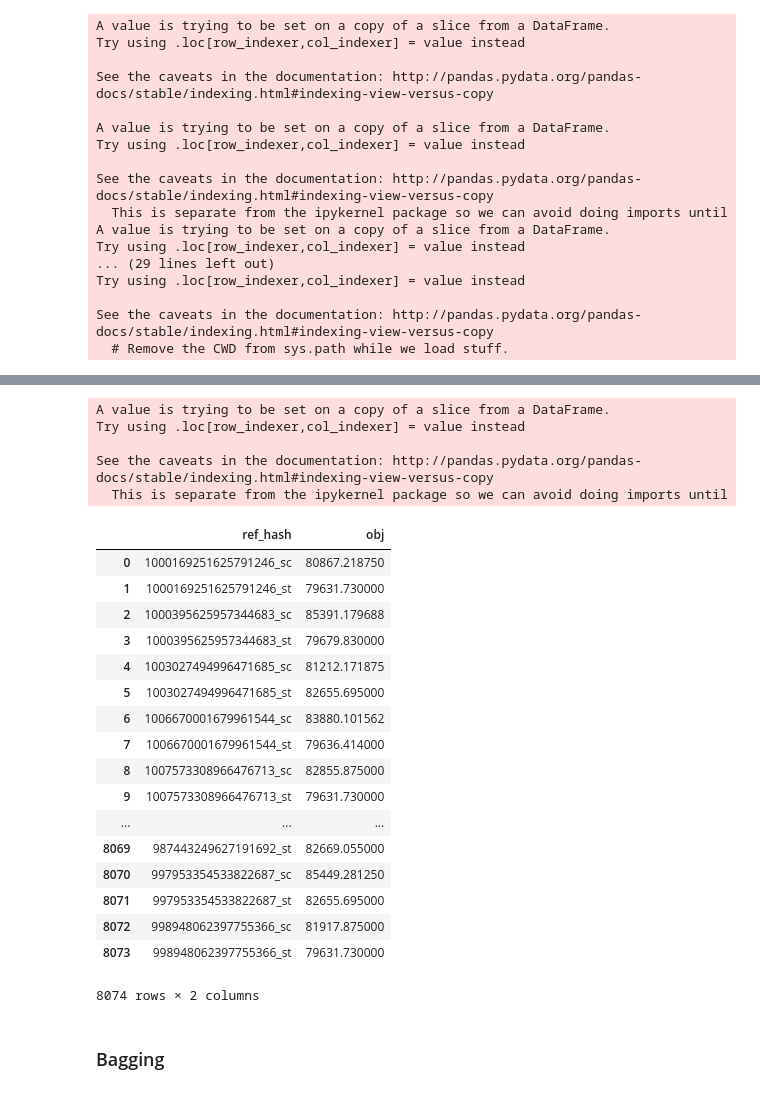
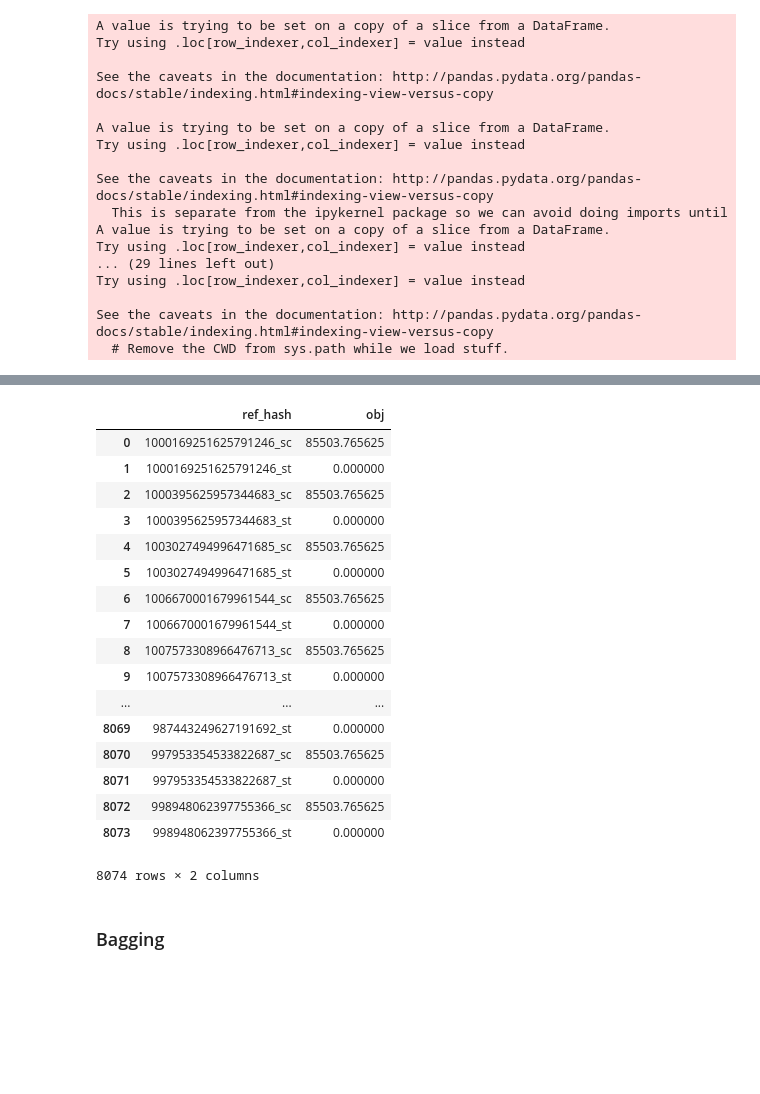
Before and after one commit to shizus/7506-1c2019, a Jupyter notebook: tp2/scripts/PromedioPrediccionesSc.ipynb, the cells around one changed output, grey strips where cells are left out. Drawn from its saved outputs; the diff is of its cells as text; code cells hidden in the pictures; blank space fills up the shorter version.

Commit message:
Cambio nombre de installsListoPaTraining a PromedioPrediccionesSc. Agrego el grabado de los modelos en PrimedioPrediccionesSc y en Knn-RF-XGBoost_St

```diff
--- a/tp2/scripts/InstallsNuevosFeatures.ipynb
+++ b/tp2/scripts/PromedioPrediccionesSc.ipynb
@@ -325,33 +359,28 @@ predictions_sc_xgb = xg_reg.predict(X)
 # %%
-sc_pred = pd.read_csv('../datos/PrediccionesKNN-RF-XGBoost.txt', header = None)
-sc_pred.index = np.arange(1, 8074, 2)
-targets_st['obj'] = sc_pred[0]
+# sc_pred = pd.read_csv('../datos/PrediccionesKNN-RF-XGBoost.txt', header = None)
+# sc_pred.index = np.arange(1, 8074, 2)
+target['obj'] = predictions_sc_xgb[0]
 target.update(targets_st)
 target
 # %% [output]
+|  | ref_hash | obj |
+| 0 | 1000169251625791246_sc | 85503.765625 |
+| 1 | 1000169251625791246_st | 0.000000 |
+| 2 | 1000395625957344683_sc | 85503.765625 |
+| 3 | 1000395625957344683_st | 0.000000 |
+| 4 | 1003027494996471685_sc | 85503.765625 |
+| 5 | 1003027494996471685_st | 0.000000 |
+| 6 | 1006670001679961544_sc | 85503.765625 |
+| 7 | 1006670001679961544_st | 0.000000 |
+| 8 | 1007573308966476713_sc | 85503.765625 |
+| 9 | 1007573308966476713_st | 0.000000 |
+| ... | ... | ... |
+| 8069 | 987443249627191692_st | 0.000000 |
+| 8070 | 997953354533822687_sc | 85503.765625 |
+| 8071 | 997953354533822687_st | 0.000000 |
+| 8072 | 998948062397755366_sc | 85503.765625 |
+| 8073 | 998948062397755366_st | 0.000000 |
-A value is trying to be set on a copy of a slice from a DataFrame.
-Try using .loc[row_indexer,col_indexer] = value instead
-
-See the caveats in the documentation: http://pandas.pydata.org/pandas-docs/stable/indexing.html#indexing-view-versus-copy
-  This is separate from the ipykernel package so we can avoid doing imports until
+8074 rows × 2 columns
-|  | ref_hash | obj |
-| 0 | 1000169251625791246_sc | 80867.218750 |
-| 1 | 1000169251625791246_st | 79631.730000 |
-| 2 | 1000395625957344683_sc | 85391.179688 |
-| 3 | 1000395625957344683_st | 79679.830000 |
-| 4 | 1003027494996471685_sc | 81212.171875 |
-| 5 | 1003027494996471685_st | 82655.695000 |
-| 6 | 1006670001679961544_sc | 83880.101562 |
-| 7 | 1006670001679961544_st | 79636.414000 |
-| 8 | 1007573308966476713_sc | 82855.875000 |
-| 9 | 1007573308966476713_st | 79631.730000 |
-| ... | ... | ... |
-| 8069 | 987443249627191692_st | 82669.055000 |
-| 8070 | 997953354533822687_sc | 85449.281250 |
-| 8071 | 997953354533822687_st | 82655.695000 |
-| 8072 | 998948062397755366_sc | 81917.875000 |
-| 8073 | 998948062397755366_st | 79631.730000 |
-8074 rows × 2 columns
 # %%
 target.to_csv('../datos/preds-xgboost-rf-knn-nuevos-features.csv', index = False)
 # %% [markdown]
```
Also changed, not shown: parts of 37 cells of this notebook, 3 other files.
